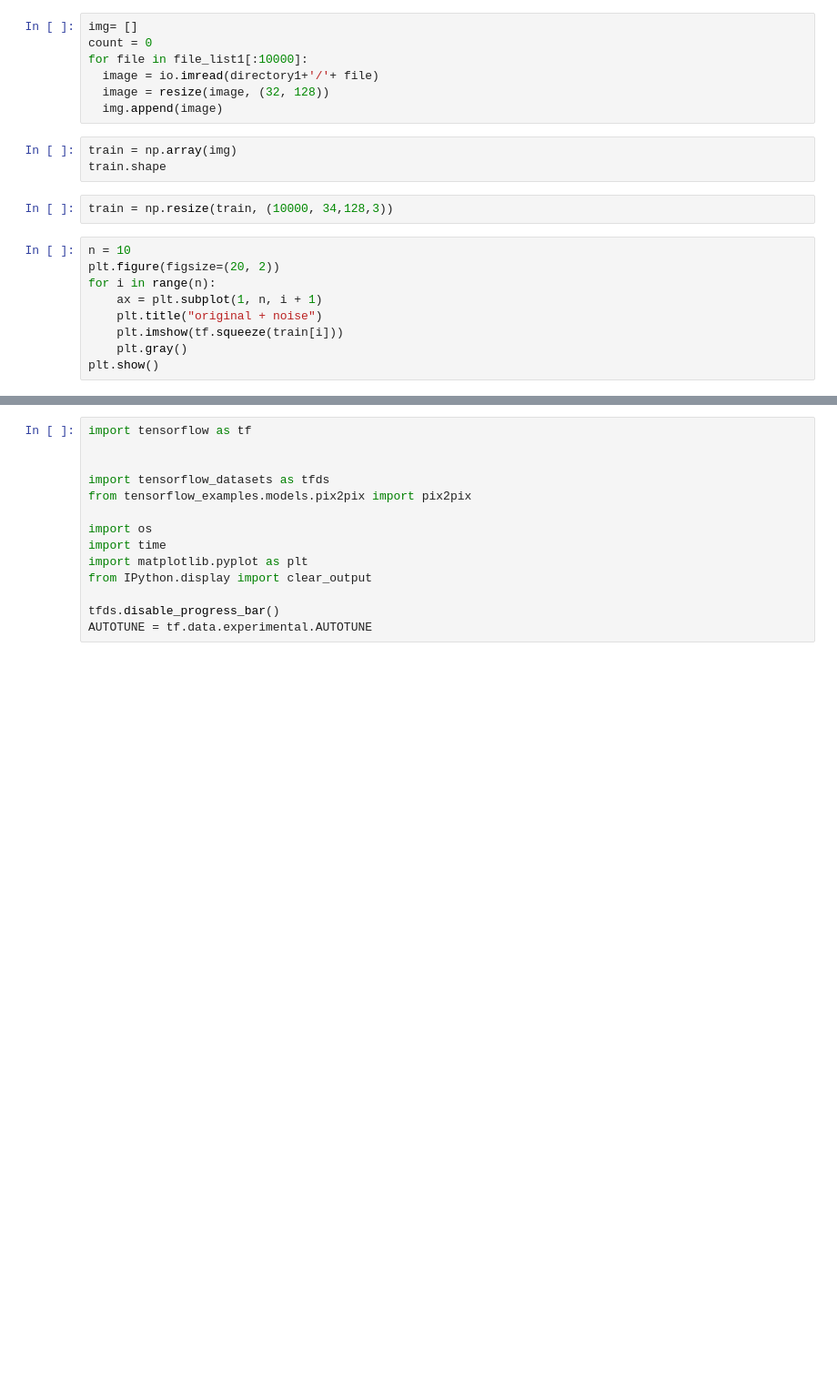
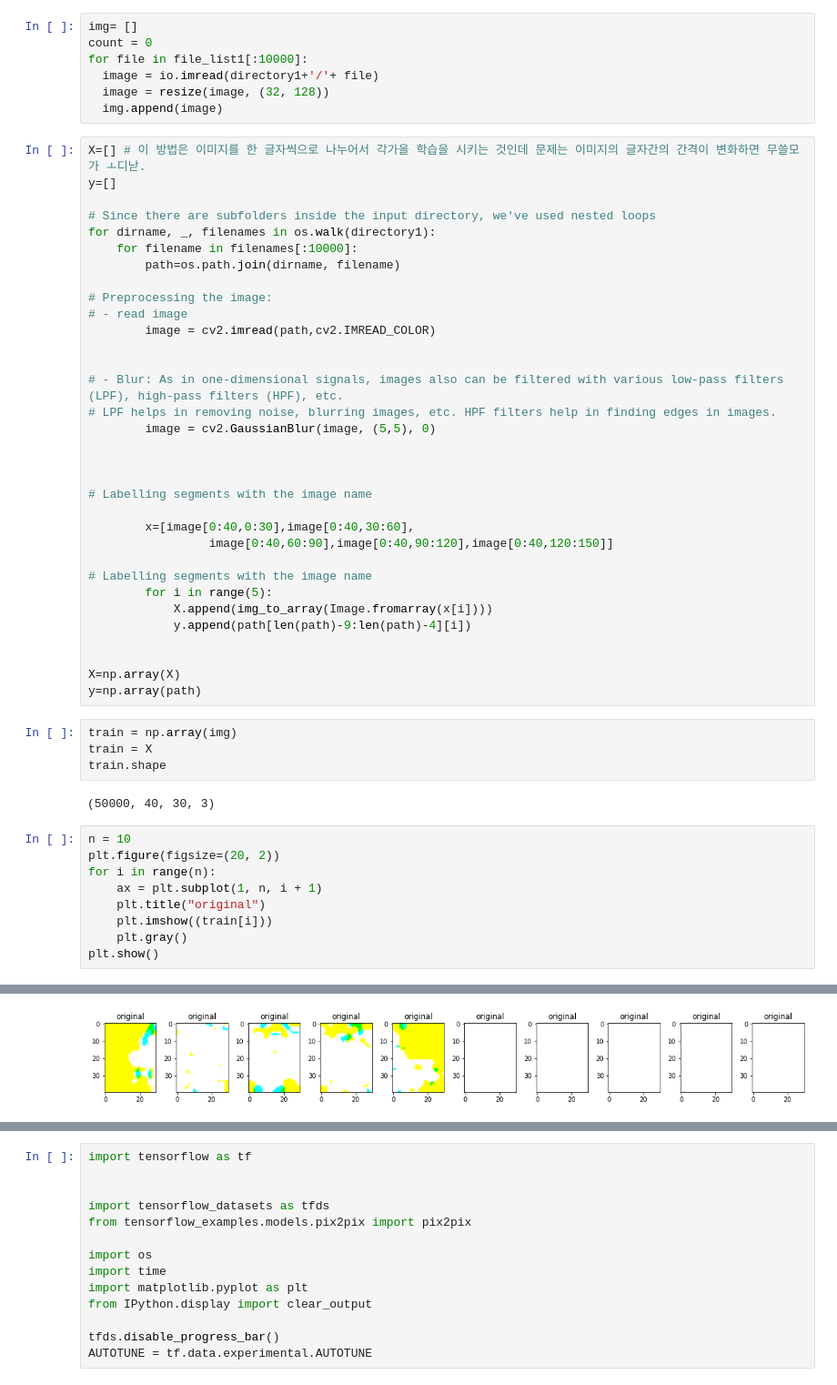
Before and after one commit to nojihun/captcha--deep-learning, a Jupyter notebook: captcha.ipynb, the cells around one changed output, grey strips where cells are left out. Shown at 91% size. Cells and saved outputs as stored; diff of their text form; blank space fills up the shorter version.

```diff
--- a/captcha.ipynb
+++ b/captcha.ipynb
@@ -218,17 +218,52 @@ for file in file_list1[:10000]:
   image = io.imread(directory1+'/'+ file)
   image = resize(image, (32, 128))
   img.append(image)
+# %%
+X=[] # 이 방법은 이미지를 한 글자씩으로 나누어서 각가을 학습을 시키는 것인데 문제는 이미지의 글자간의 간격이 변화하면 무쓸모가 ㅗ디낟.
+y=[]
+
+# Since there are subfolders inside the input directory, we've used nested loops
+for dirname, _, filenames in os.walk(directory1):
+    for filename in filenames[:10000]:
+        path=os.path.join(dirname, filename)
+
+# Preprocessing the image:
+# - read image
+        image = cv2.imread(path,cv2.IMREAD_COLOR)
+
+
+# - Blur: As in one-dimensional signals, images also can be filtered with various low-pass filters (LPF), high-pass filters (HPF), etc.
+# LPF helps in removing noise, blurring images, etc. HPF filters help in finding edges in images.
+        image = cv2.GaussianBlur(image, (5,5), 0)
+
+
+
+# Labelling segments with the image name
+
+        x=[image[0:40,0:30],image[0:40,30:60],
+                 image[0:40,60:90],image[0:40,90:120],image[0:40,120:150]]
+
+# Labelling segments with the image name
+        for i in range(5):
+            X.append(img_to_array(Image.fromarray(x[i])))
+            y.append(path[len(path)-9:len(path)-4][i])
+
+
+X=np.array(X)
+y=np.array(path)
 # %%
 train = np.array(img)
+train = X
 train.shape
+# %% [output]
+(50000, 40, 30, 3)
-# %%
-train = np.resize(train, (10000, 34,128,3))
 # %%
 n = 10
 plt.figure(figsize=(20, 2))
 for i in range(n):
     ax = plt.subplot(1, n, i + 1)
-    plt.title("original + noise")
-    plt.imshow(tf.squeeze(train[i]))
+    plt.title("original")
+    plt.imshow((train[i]))
     plt.gray()
 plt.show()
+# %% [output]
@@ -234,0 +280 @@ plt.show()
+[figure, added]
```
Also changed, not shown: parts of 26 cells of this notebook.
